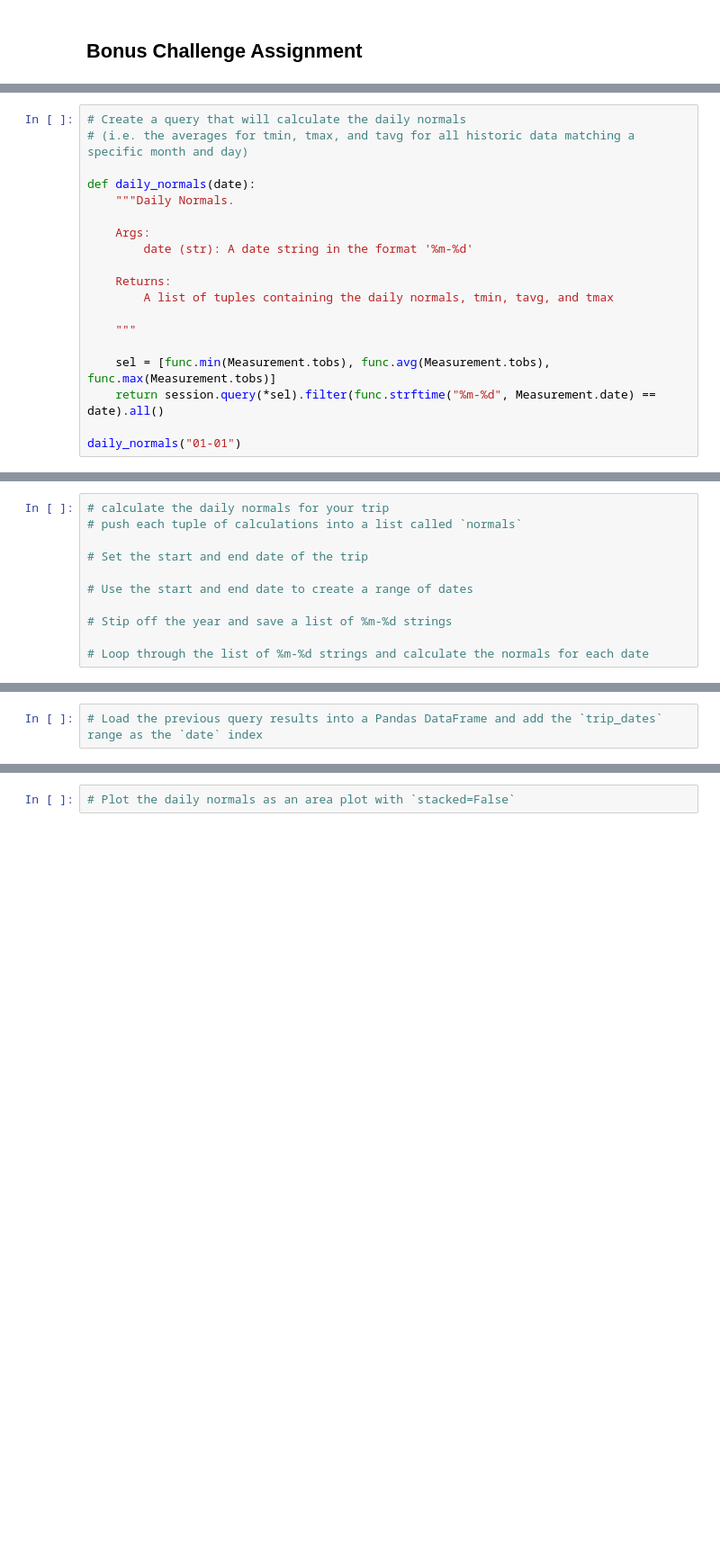
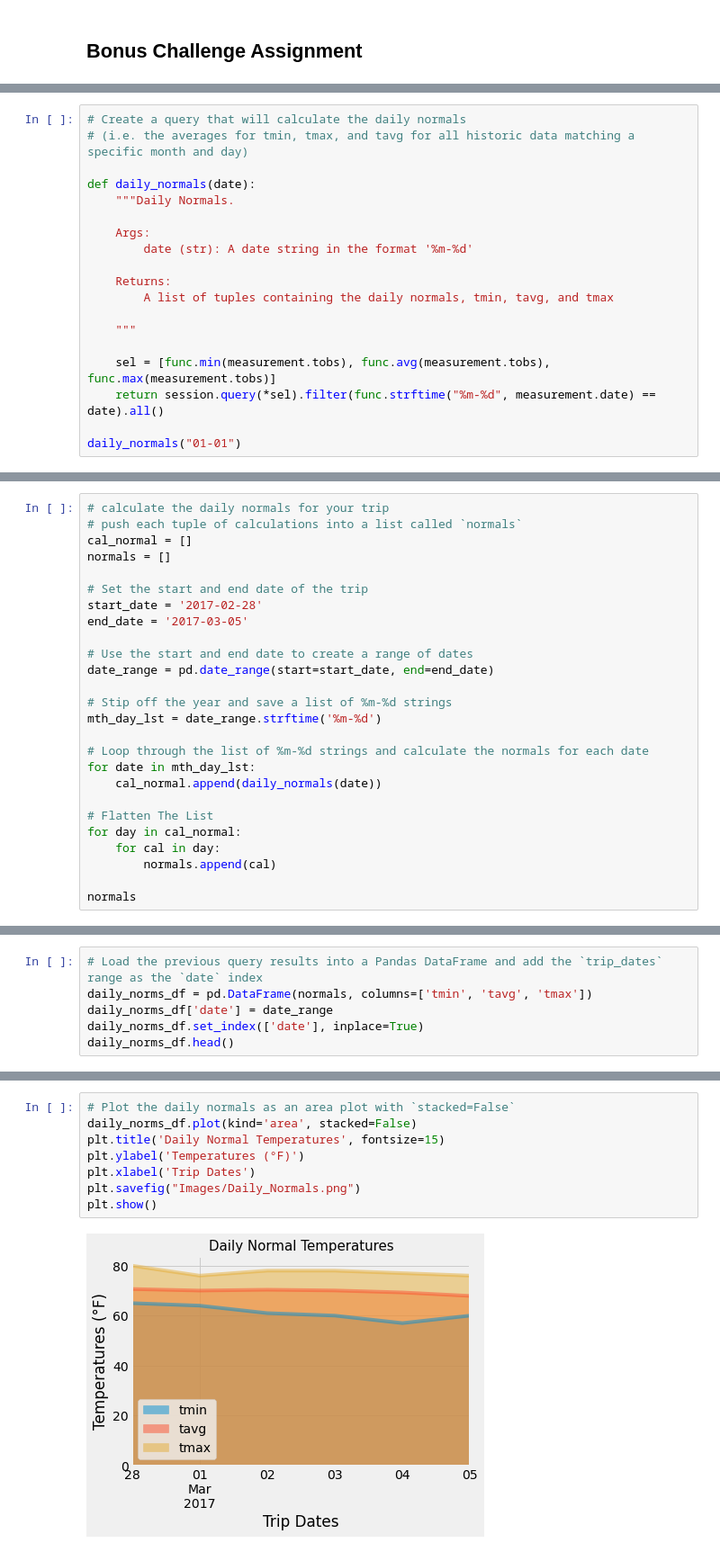
Before and after one commit to clmatherson/sqlalchemy-challenge, a Jupyter notebook: climate_starter.ipynb, the cells around one changed output, grey strips where cells are left out. Shown: that part at 90% size. Saved outputs shown, nothing was run; the diff lists cells and outputs as text; blank space fills up the shorter version.

```diff
--- a/climate_starter.ipynb
+++ b/climate_starter.ipynb
@@ -326,7 +315,7 @@ def daily_normals(date):
 
     """
 
-    sel = [func.min(Measurement.tobs), func.avg(Measurement.tobs), func.max(Measurement.tobs)]
-    return session.query(*sel).filter(func.strftime("%m-%d", Measurement.date) == date).all()
+    sel = [func.min(measurement.tobs), func.avg(measurement.tobs), func.max(measurement.tobs)]
+    return session.query(*sel).filter(func.strftime("%m-%d", measurement.date) == date).all()
 
 daily_normals("01-01")
@@ -333,11 +324,26 @@ daily_normals("01-01")
 # %%
 # calculate the daily normals for your trip
 # push each tuple of calculations into a list called `normals`
+cal_normal = []
+normals = []
 
 # Set the start and end date of the trip
+start_date = '2017-02-28'
+end_date = '2017-03-05'
 
 # Use the start and end date to create a range of dates
+date_range = pd.date_range(start=start_date, end=end_date)
 
 # Stip off the year and save a list of %m-%d strings
+mth_day_lst = date_range.strftime('%m-%d')
 
 # Loop through the list of %m-%d strings and calculate the normals for each date
+for date in mth_day_lst:
+    cal_normal.append(daily_normals(date))
+
+# Flatten The List
+for day in cal_normal:
+    for cal in day:
+        normals.append(cal)
+
+normals
@@ -344,2 +357,6 @@ daily_normals("01-01")
 # %%
 # Load the previous query results into a Pandas DataFrame and add the `trip_dates` range as the `date` index
+daily_norms_df = pd.DataFrame(normals, columns=['tmin', 'tavg', 'tmax'])
+daily_norms_df['date'] = date_range
+daily_norms_df.set_index(['date'], inplace=True)
+daily_norms_df.head()
@@ -346,2 +371,10 @@ daily_normals("01-01")
 # %%
 # Plot the daily normals as an area plot with `stacked=False`
+daily_norms_df.plot(kind='area', stacked=False)
+plt.title('Daily Normal Temperatures', fontsize=15)
+plt.ylabel('Temperatures (°F)')
+plt.xlabel('Trip Dates')
+plt.savefig("Images/Daily_Normals.png")
+plt.show()
+# %% [output]
+[figure, added]
```
Also changed, not shown: parts of 10 cells of this notebook, 2 other files.
